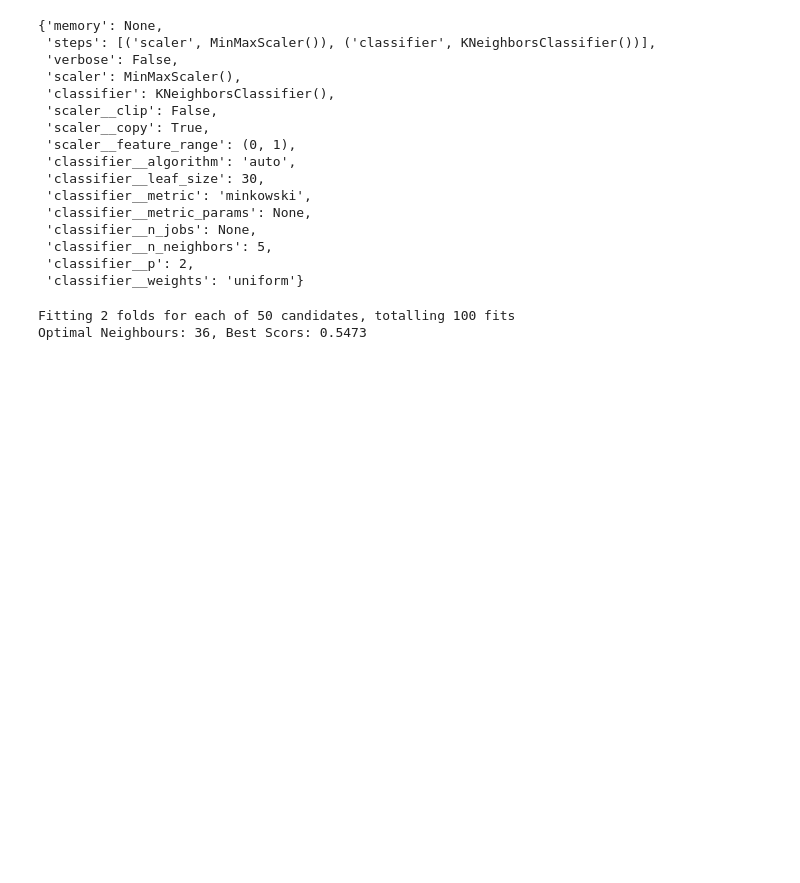
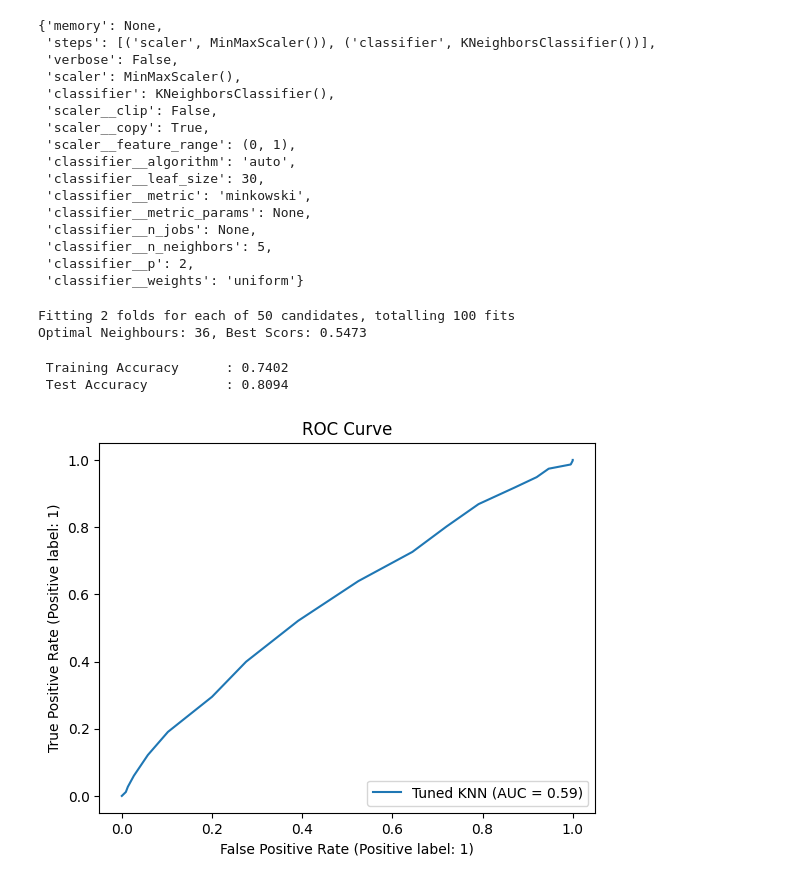
Before and after one commit to robonesky/oreilly, a Jupyter notebook: RM Lab Notes 10 202301 cohort.ipynb, the cells around one changed output. Cells and saved outputs as stored; diff of their text form; code cells hidden in the pictures; blank space fills up the shorter version.

```diff
--- a/RM Lab Notes 10 202301 cohort.ipynb
+++ b/RM Lab Notes 10 202301 cohort.ipynb
@@ -195,3 +195,28 @@ print(f"Optimal Neighbours: {grid_search.best_params_['classifier__n_neighbors']
 # %% [output]
 Fitting 2 folds for each of 50 candidates, totalling 100 fits
 Optimal Neighbours: 36, Best Scors: 0.5473
+# %%
+# Now we've identified the 'best' model, let's use it to make predictions:
+
+clf = KNeighborsClassifier(n_neighbors = grid_search.best_params_['classifier__n_neighbors'])
+
+clf.fit(X_train, y_train)
+
+y_pred = clf.predict(X_test)
+
+acc_train = accuracy_score(y_train, clf.predict(X_train))
+acc_test = accuracy_score(y_test, y_pred)
+
+print(f'\n Training Accuracy \t: {acc_train :0.4} \n Test Accuracy \t\t: {acc_test :0.4}')
+# %% [output]
+ Training Accuracy      : 0.7402
+ Test Accuracy          : 0.8094
+# %%
+disp_roc = RocCurveDisplay.from_estimator(
+      clf, X_test, y_test, name = 'Tuned KNN'
+)
+
+disp_roc.ax_.set_title('ROC Curve')
+plt.show()
+# %% [output]
+[figure, added]
```
Also changed, not shown: parts of 4 cells of this notebook.
